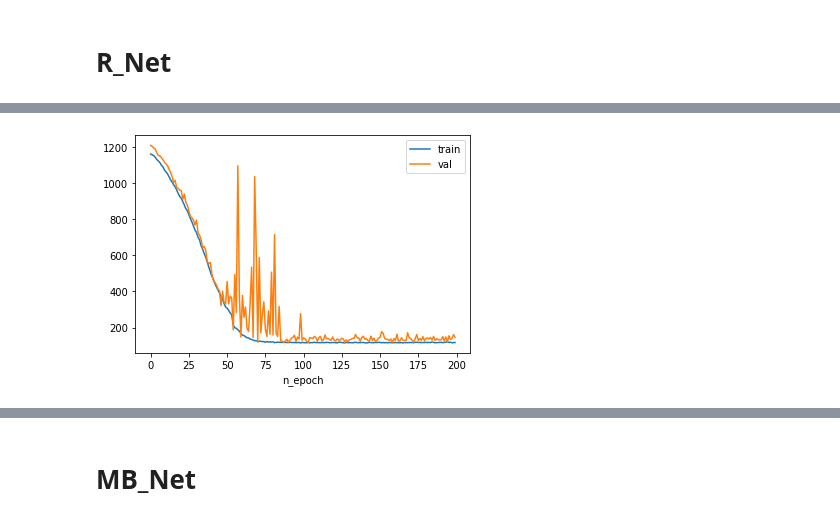
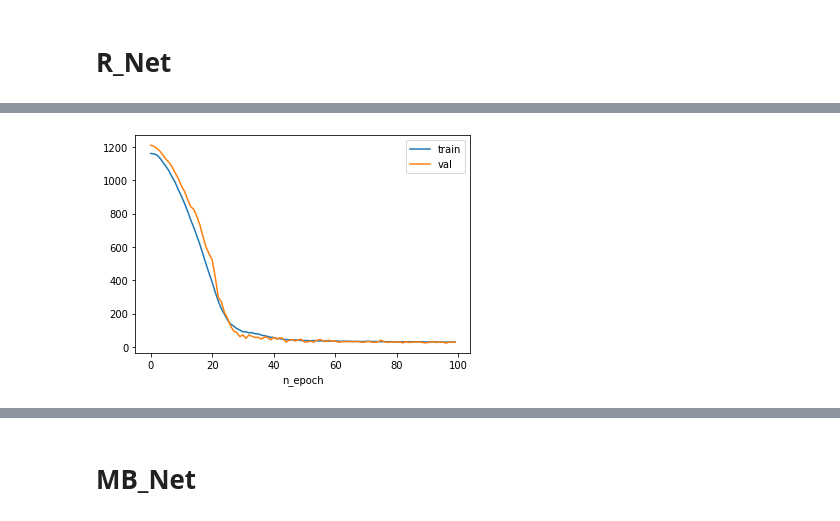
Before and after one commit to wilbertcaine/COMP4211, a Jupyter notebook: Project/Project.ipynb, the cells around one changed output, grey strips where cells are left out. Saved outputs shown, nothing was run; the diff lists cells and outputs as text; code cells hidden in the pictures.

```diff
--- a/Project/Project.ipynb
+++ b/Project/Project.ipynb
@@ -151,0 +157,8 @@ def test(net, loss_fn, test_data, batch_size, lr, epoch=90, name='net'):
+# %%
+df = pd.read_csv('dataset/train.csv')
+df = df['nat_demand']
+data = np.split(df, [int(.7*len(df)), int(.85*len(df))])
+curr = np.array(data[2][1:])
+prev = np.array(data[2][:-1])
+dist = np.linalg.norm(curr-prev, ord=1)/len(curr)
+print(dist)
@@ -286,9 +299,10 @@ class R_Net_Dataset(Dataset):
         return len(self.data)
 # %%
 class R_Net(nn.Module):
-    def __init__(self, input_size=18, hidden_size=64, dropout=0, num_layers=1):
+    def __init__(self, input_size=18, hidden_size=32, dropout=0, num_layers=1, skip=False):
         super(R_Net, self).__init__()
 
+        self.bn1 = nn.BatchNorm1d(input_size, affine=True)
         self.lstm = nn.LSTM(
             input_size=input_size,
             hidden_size=hidden_size,
@@ -296,19 +310,37 @@ class R_Net(nn.Module):
             dropout=dropout,
             batch_first=True
         )
-        self.fc1 = nn.Linear(hidden_size, 8)
-        self.bn1 = nn.BatchNorm1d(8, affine=True)
-        self.fc2 = nn.Linear(8, 1)
+        self.skip = skip
+        if self.skip:
+            self.fc1 = nn.Linear(18+hidden_size, 32)
+        else:
+            self.fc1 = nn.Linear(hidden_size, 32)
+        self.fc2 = nn.Linear(32, 32)
+        self.bn2 = nn.BatchNorm1d(32, affine=True)
+        self.fc3 = nn.Linear(32, 8)
+        self.bn3 = nn.BatchNorm1d(8, affine=True)
+        self.fc4 = nn.Linear(8, 1)
         self.relu = nn.ReLU(inplace=True)
 
     def forward(self, x):
-        x, _ = self.lstm(x.double())
+        lstm_in = self.bn1(x.double().flatten(0, 1)).reshape(x.shape)
+        lstm_out, _ = self.lstm(lstm_in)
 
-        x = self.fc1(x[:,-1])
-        x = self.bn1(x)
+        if self.skip:
+            x = self.fc1(torch.cat([lstm_out[:,-1], x[:,-1]], axis=1))
+        else:
+            x = self.fc1(lstm_out[:,-1])
         x = self.relu(x)
 
         x = self.fc2(x)
+        x = self.bn2(x)
+        x = self.relu(x)
+
+        x = self.fc3(x)
+        x = self.bn3(x)
+        x = self.relu(x)
+
+        x = self.fc4(x)
         x = self.relu(x)
 
         return x
@@ -321,7 +353,7 @@ np.random.seed(1)
 r_net = R_Net();
 r_net.double()
 loss_fn = nn.L1Loss()
-batch_size, n_epoch, lr = 32, 200, 1e-3
+batch_size, n_epoch, lr = 32, 100, 1e-3
 train_size, val_size = 365, 365
 argmin_loss = train(r_net, train_set, val_set, loss_fn, batch_size, lr, n_epoch, train_size, name='r_net')
 # %% [output]
@@ -345 +380 @@ argmin_loss = train(r_net, train_set, val_set, loss_fn, batch_size, lr, n_epoch,
-[figure, old version]
+[figure, new version]
```
Also changed, not shown: parts of 21 cells of this notebook.
